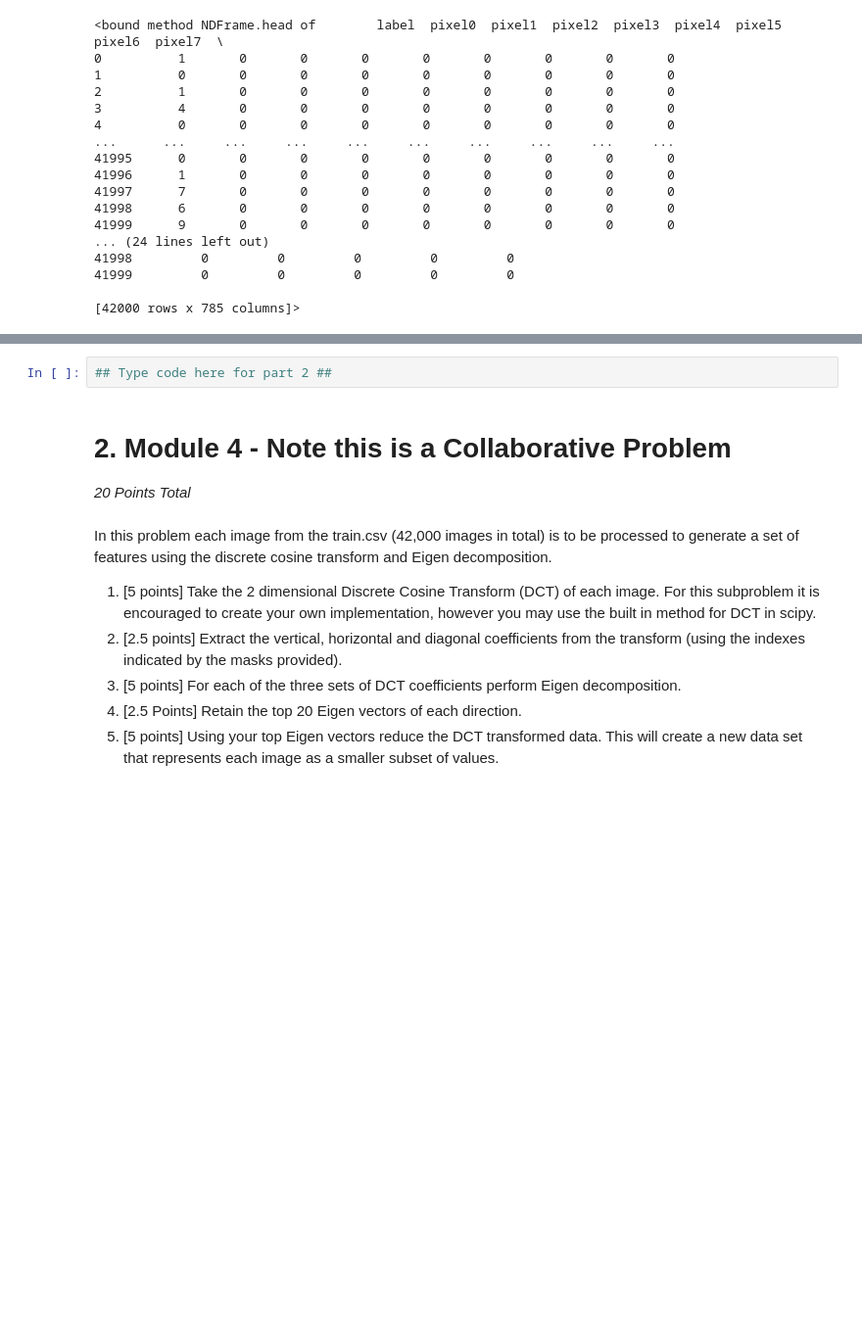
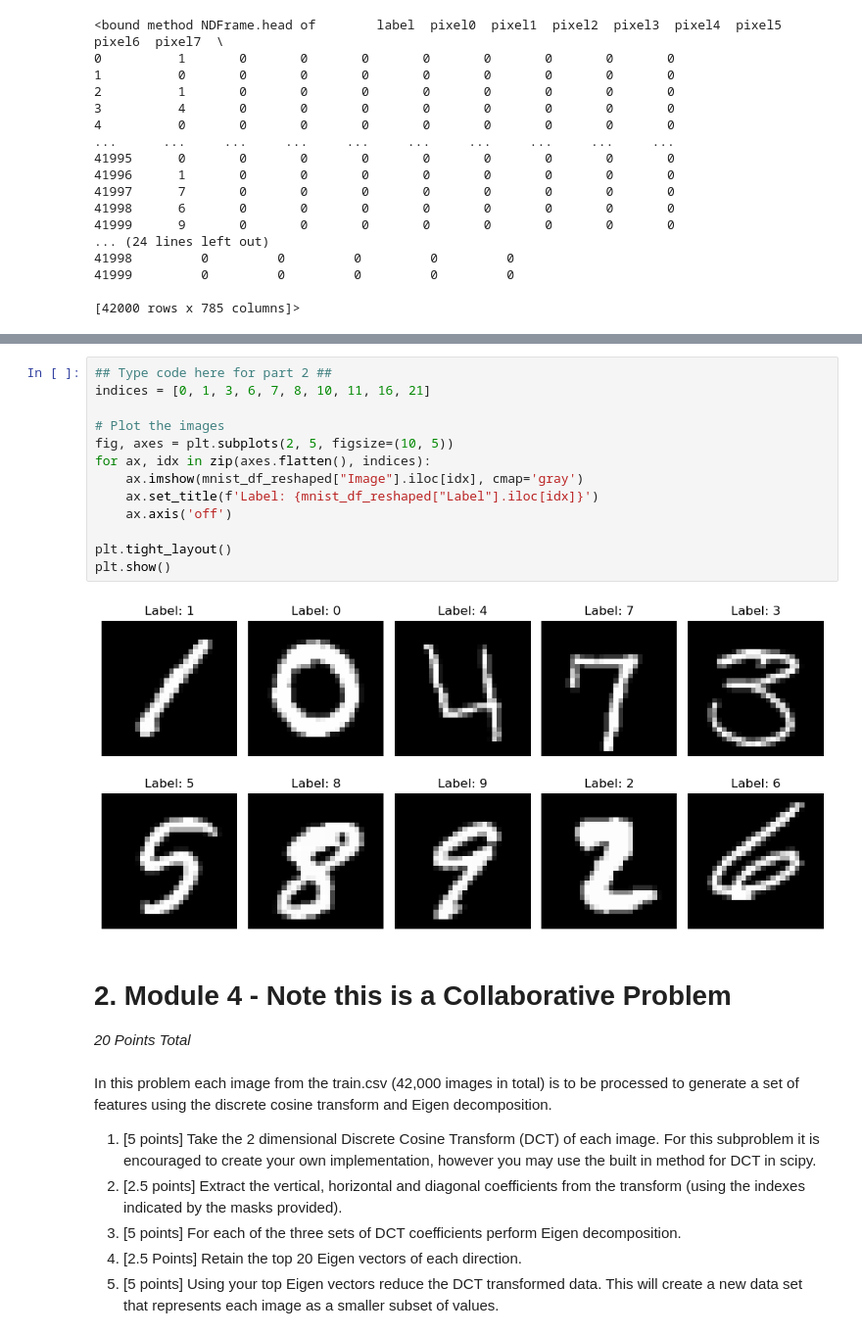
Before and after one commit to Spencer-A-Miller/JHU-MS-Computer-Science, a Jupyter notebook: Algorithms for Data Science/HW3/HW3.ipynb, the cells around one changed output, grey strips where cells are left out. Shown at 98% size. Drawn from its saved outputs; the diff is of its cells as text; blank space fills up the shorter version.

```diff
--- a/Algorithms for Data Science/HW3/HW3.ipynb
+++ b/Algorithms for Data Science/HW3/HW3.ipynb
@@ -95,5 +95,18 @@ print(mnist_df_reshaped.head())
-# %%
-## Type code here for part 2 ##
+# %%
+## Type code here for part 2 ##
+indices = [0, 1, 3, 6, 7, 8, 10, 11, 16, 21]
+
+# Plot the images
+fig, axes = plt.subplots(2, 5, figsize=(10, 5))
+for ax, idx in zip(axes.flatten(), indices):
+    ax.imshow(mnist_df_reshaped["Image"].iloc[idx], cmap='gray')
+    ax.set_title(f'Label: {mnist_df_reshaped["Label"].iloc[idx]}')
+    ax.axis('off')
+
+plt.tight_layout()
+plt.show()
+# %% [output]
+[figure, added]
 # %% [markdown]
 # __2. Module 4 - Note this is a Collaborative Problem__<br>
 *20 Points Total*<br><br>
```
Also changed, not shown: parts of 1 cell of this notebook.
